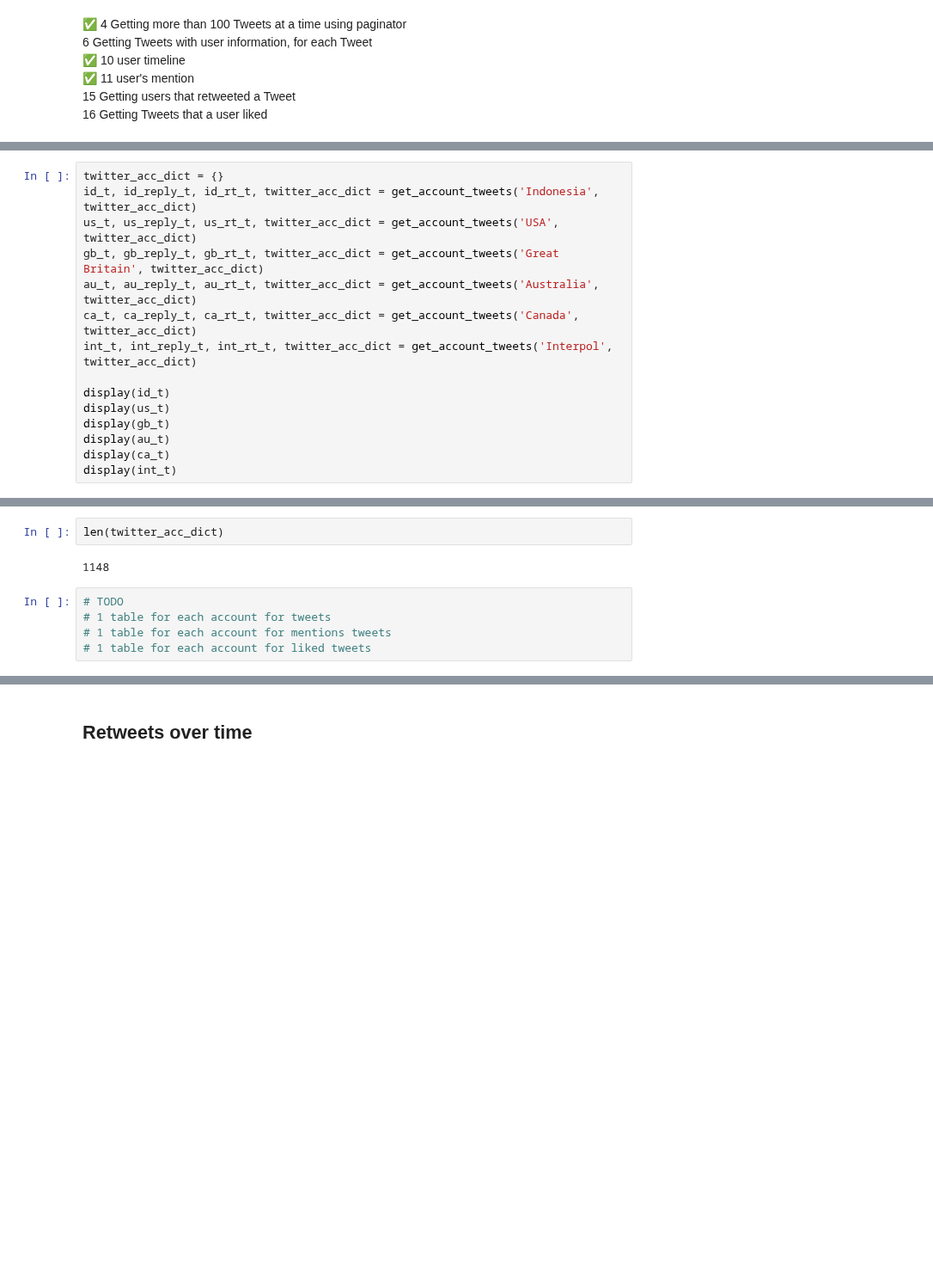
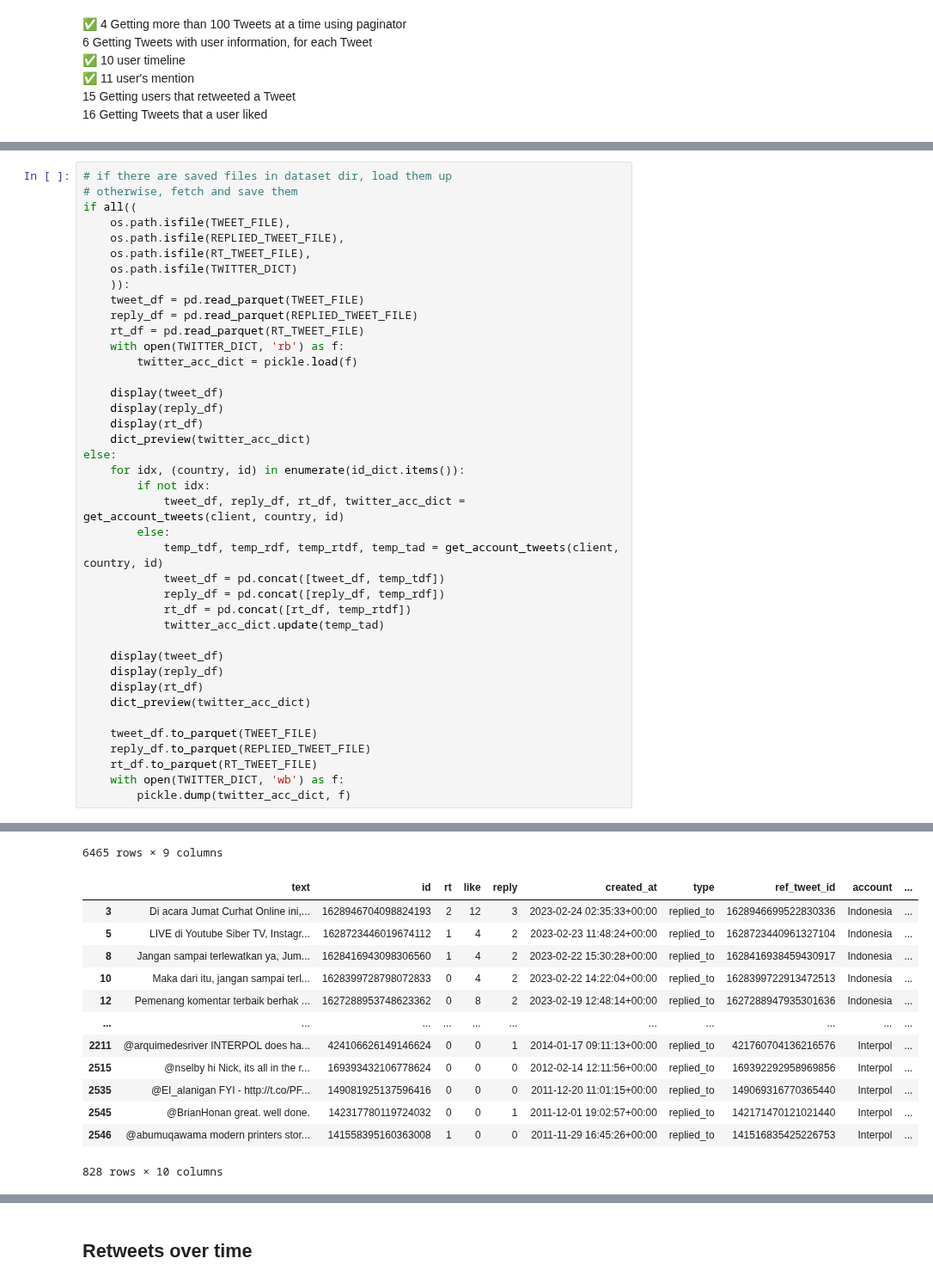
Before and after one commit to ranggakd/DAIly, a Jupyter notebook: projects/cyber police/Tweepy_of_CyberPolice_Comparison.ipynb, the cells around one changed output, grey strips where cells are left out. Shown at 86% size. Drawn from its saved outputs; the diff is of its cells as text; blank space fills up the shorter version.

Commit message:
[chore]: progressing + done scraping tweets

```diff
--- a/projects/cyber police/Tweepy_of_CyberPolice_Comparison.ipynb
+++ b/projects/cyber police/Tweepy_of_CyberPolice_Comparison.ipynb
@@ -388,15 +497,0 @@ def get_account_tweets(country: str, twitter_acc: dict) -> tuple[pd.DataFrame, p
-# %%
-twitter_acc_dict = {}
-id_t, id_reply_t, id_rt_t, twitter_acc_dict = get_account_tweets('Indonesia', twitter_acc_dict)
-us_t, us_reply_t, us_rt_t, twitter_acc_dict = get_account_tweets('USA', twitter_acc_dict)
-gb_t, gb_reply_t, gb_rt_t, twitter_acc_dict = get_account_tweets('Great Britain', twitter_acc_dict)
-au_t, au_reply_t, au_rt_t, twitter_acc_dict = get_account_tweets('Australia', twitter_acc_dict)
-ca_t, ca_reply_t, ca_rt_t, twitter_acc_dict = get_account_tweets('Canada', twitter_acc_dict)
-int_t, int_reply_t, int_rt_t, twitter_acc_dict = get_account_tweets('Interpol', twitter_acc_dict)
-
-display(id_t)
-display(us_t)
-display(gb_t)
-display(au_t)
-display(ca_t)
-display(int_t)
@@ -482,9 +498,41 @@ display(int_t)
-# %%
-len(twitter_acc_dict)
-# %% [output]
-1148
-# %%
-# TODO
-# 1 table for each account for tweets
-# 1 table for each account for mentions tweets
-# 1 table for each account for liked tweets
+# %%
+# if there are saved files in dataset dir, load them up
+# otherwise, fetch and save them
+if all((
+    os.path.isfile(TWEET_FILE),
+    os.path.isfile(REPLIED_TWEET_FILE),
+    os.path.isfile(RT_TWEET_FILE),
+    os.path.isfile(TWITTER_DICT)
+    )):
+    tweet_df = pd.read_parquet(TWEET_FILE)
+    reply_df = pd.read_parquet(REPLIED_TWEET_FILE)
+    rt_df = pd.read_parquet(RT_TWEET_FILE)
+    with open(TWITTER_DICT, 'rb') as f:
+        twitter_acc_dict = pickle.load(f)
+
+    display(tweet_df)
+    display(reply_df)
+    display(rt_df)
+    dict_preview(twitter_acc_dict)
+else:
+    for idx, (country, id) in enumerate(id_dict.items()):
+        if not idx:
+            tweet_df, reply_df, rt_df, twitter_acc_dict = get_account_tweets(client, country, id)
+        else:
+            temp_tdf, temp_rdf, temp_rtdf, temp_tad = get_account_tweets(client, country, id)
+            tweet_df = pd.concat([tweet_df, temp_tdf])
+            reply_df = pd.concat([reply_df, temp_rdf])
+            rt_df = pd.concat([rt_df, temp_rtdf])
+            twitter_acc_dict.update(temp_tad)
+
+    display(tweet_df)
+    display(reply_df)
+    display(rt_df)
+    dict_preview(twitter_acc_dict)
+
+    tweet_df.to_parquet(TWEET_FILE)
+    reply_df.to_parquet(REPLIED_TWEET_FILE)
+    rt_df.to_parquet(RT_TWEET_FILE)
+    with open(TWITTER_DICT, 'wb') as f:
+        pickle.dump(twitter_acc_dict, f)
+# %% [output]
@@ -490,0 +551,14 @@ len(twitter_acc_dict)
+6465 rows × 9 columns
+|  | text | id | rt | like | reply | created_at | type | ref_tweet_id | account | ... |
+| 3 | Di acara Jumat Curhat Online ini,... | 1628946704098824193 | 2 | 12 | 3 | 2023-02-24 02:35:33+00:00 | replied_to | 1628946699522830336 | Indonesia | ... |
+| 5 | LIVE di Youtube Siber TV, Instagr... | 1628723446019674112 | 1 | 4 | 2 | 2023-02-23 11:48:24+00:00 | replied_to | 1628723440961327104 | Indonesia | ... |
+| 8 | Jangan sampai terlewatkan ya, Jum... | 1628416943098306560 | 1 | 4 | 2 | 2023-02-22 15:30:28+00:00 | replied_to | 1628416938459430917 | Indonesia | ... |
+| 10 | Maka dari itu, jangan sampai terl... | 1628399728798072833 | 0 | 4 | 2 | 2023-02-22 14:22:04+00:00 | replied_to | 1628399722913472513 | Indonesia | ... |
+| 12 | Pemenang komentar terbaik berhak ... | 1627288953748623362 | 0 | 8 | 2 | 2023-02-19 12:48:14+00:00 | replied_to | 1627288947935301636 | Indonesia | ... |
+| ... | ... | ... | ... | ... | ... | ... | ... | ... | ... | ... |
+| 2211 | @arquimedesriver INTERPOL does ha... | 424106626149146624 | 0 | 0 | 1 | 2014-01-17 09:11:13+00:00 | replied_to | 421760704136216576 | Interpol | ... |
+| 2515 | @nselby hi Nick, its all in the r... | 169393432106778624 | 0 | 0 | 0 | 2012-02-14 12:11:56+00:00 | replied_to | 169392292958969856 | Interpol | ... |
+| 2535 | @EI_alanigan FYI - http://t.co/PF... | 149081925137596416 | 0 | 0 | 0 | 2011-12-20 11:01:15+00:00 | replied_to | 149069316770365440 | Interpol | ... |
+| 2545 | @BrianHonan great. well done. | 142317780119724032 | 0 | 0 | 1 | 2011-12-01 19:02:57+00:00 | replied_to | 142171470121021440 | Interpol | ... |
+| 2546 | @abumuqawama modern printers stor... | 141558395160363008 | 1 | 0 | 0 | 2011-11-29 16:45:26+00:00 | replied_to | 141516835425226753 | Interpol | ... |
+828 rows × 10 columns
```
Also changed, not shown: parts of 39 cells of this notebook, 7 other files.
